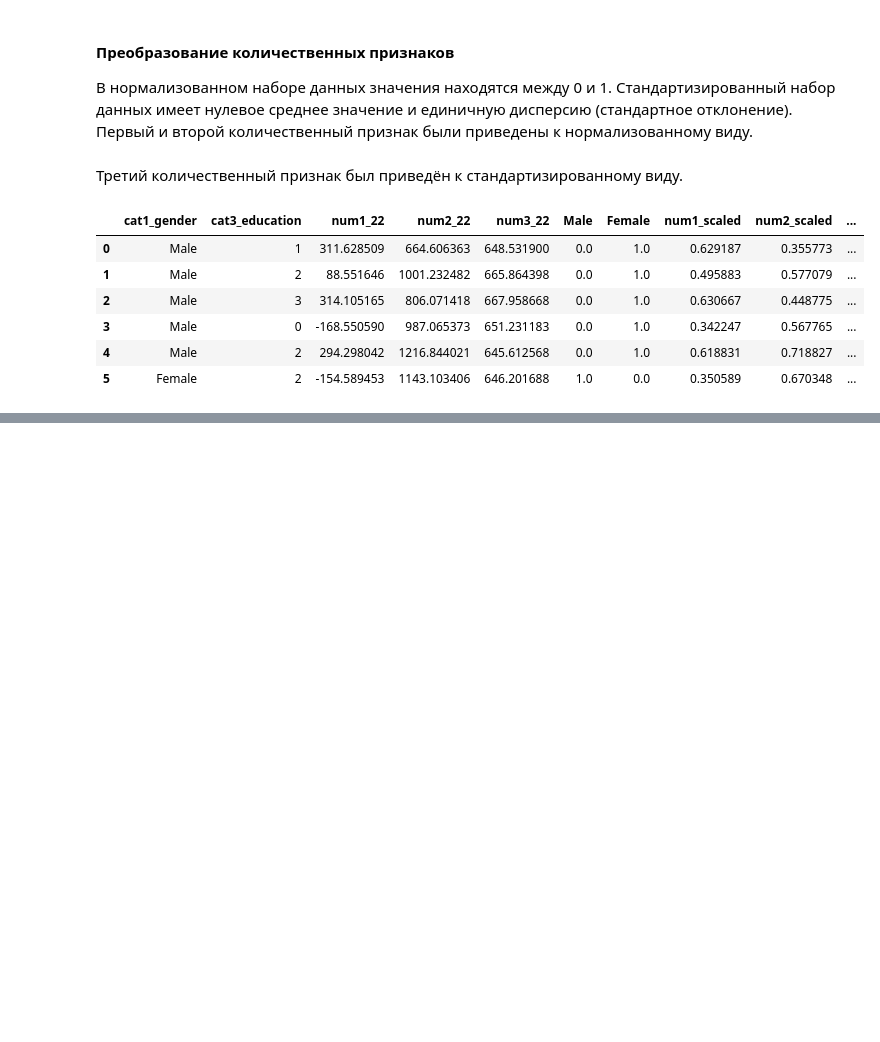
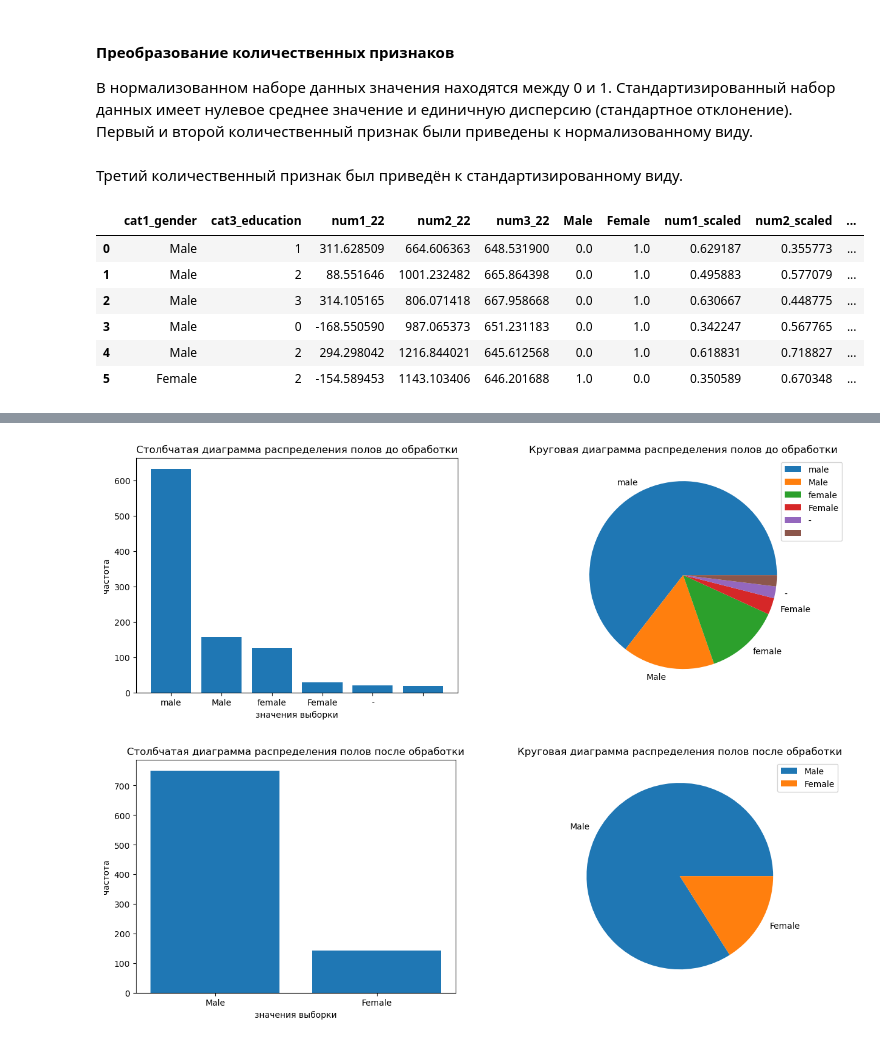
Before and after one commit to Nitrolacs/data_analysis_1_lab, a Jupyter notebook: notebooks/lab_1.ipynb, the cells around one changed output, grey strips where cells are left out. Cells and saved outputs as stored; diff of their text form; code cells hidden in the pictures; blank space fills up the shorter version.

```diff
--- a/notebooks/lab_1.ipynb
+++ b/notebooks/lab_1.ipynb
@@ -375,0 +378,6 @@ dataframe.head(6)
+# %%
+build_bar_and_pie_chart(data, GENDER, "полов до обработки")
+build_bar_and_pie_chart(dataframe, GENDER, "полов после обработки")
+# %% [output]
+[figure, added]
+[figure, added]
```
Also changed, not shown: parts of 14 cells of this notebook, 2 other files.
